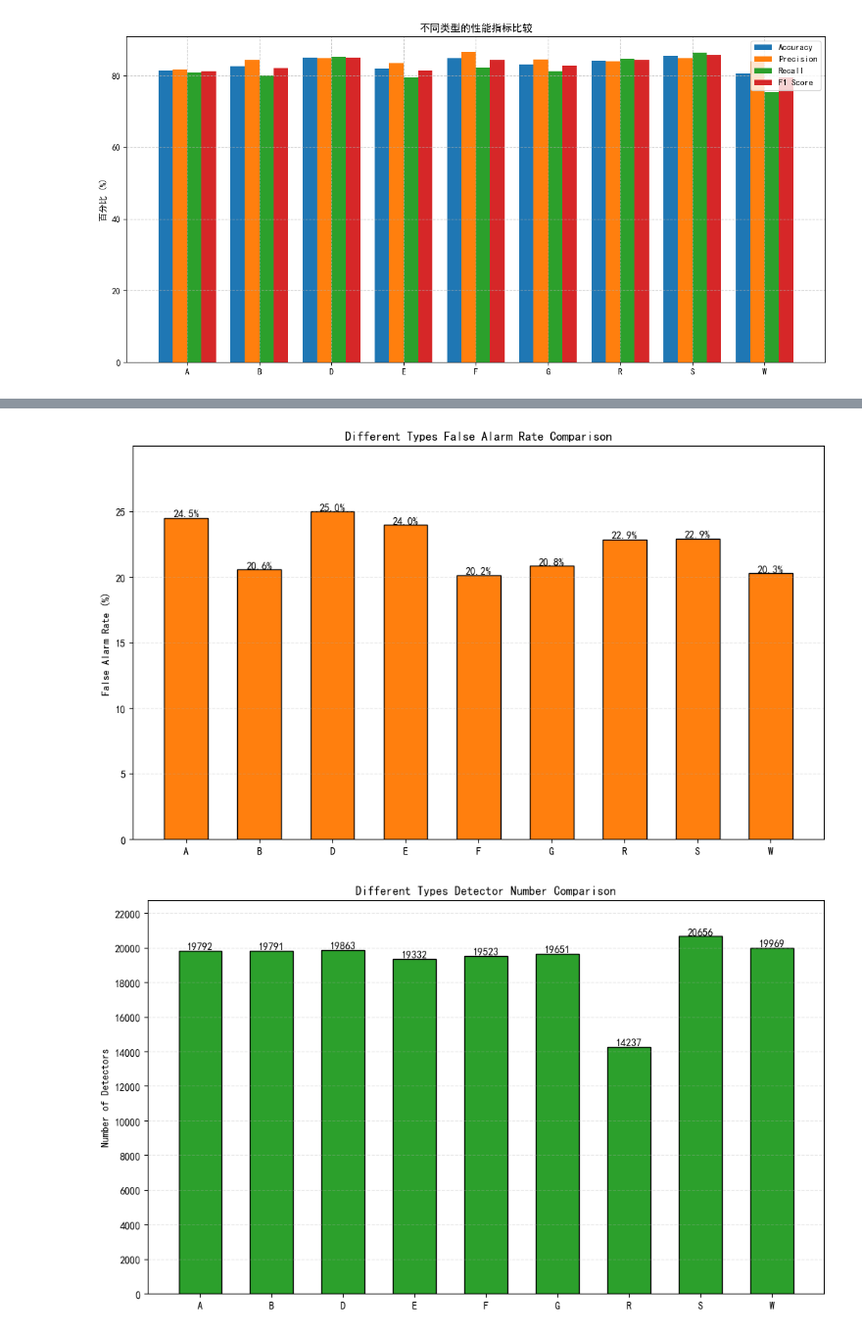
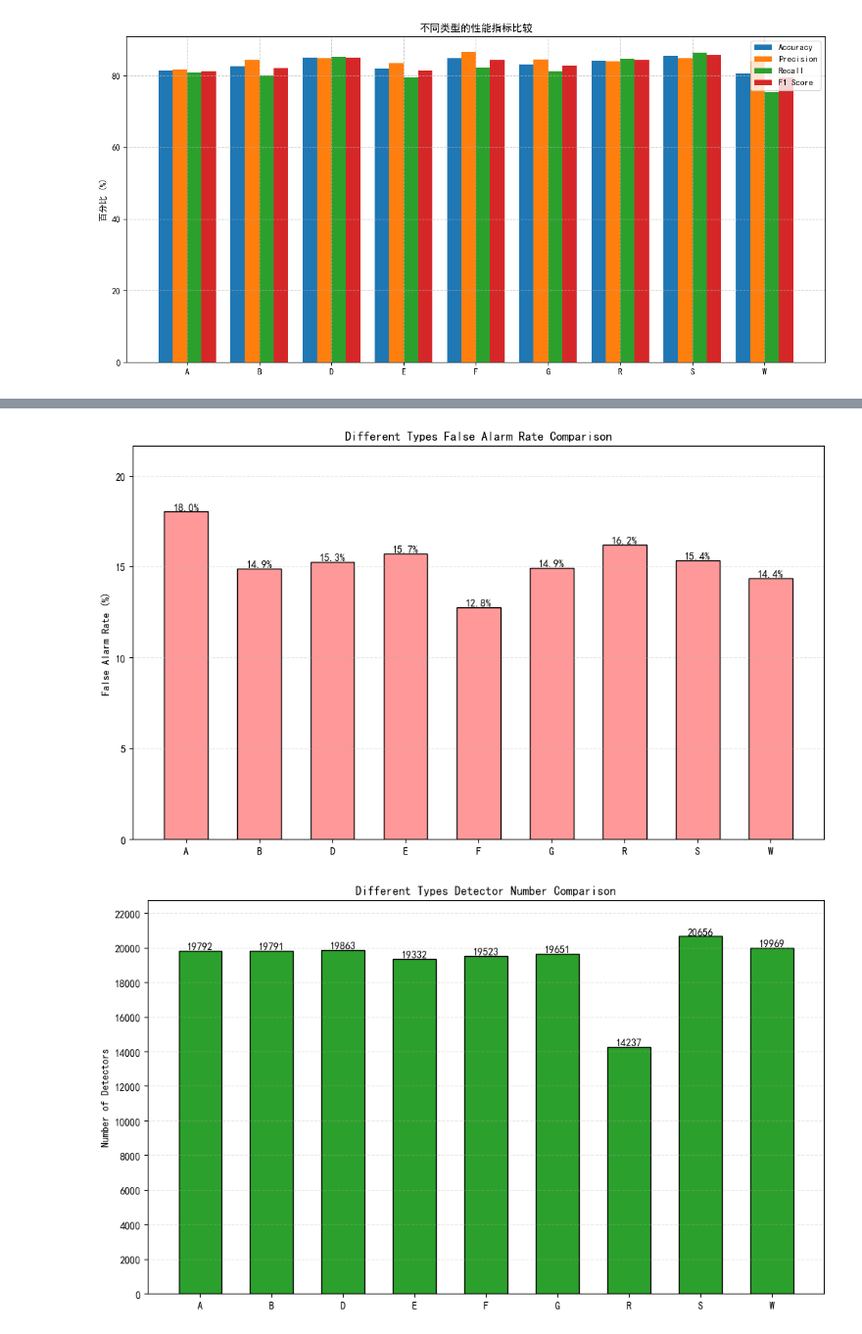
Before and after one commit to JayLon1022/llmDataG, a Jupyter notebook: draw/draw.ipynb, the cells around one changed output, grey strips where cells are left out. Shown at 98% size. Cells and saved outputs as stored; diff of their text form; code cells hidden in the pictures.

```diff
--- a/draw/draw.ipynb
+++ b/draw/draw.ipynb
@@ -108,41 +108,41 @@ plt.rcParams['axes.unicode_minus'] = False
 plt.figure(figsize=(10, 6))
 
 # 准备数据
-types = df['type'].values
-far_data = df['false_alarm_rate'].values * 100
+types = df['Type'].values
+far_data = df['FPR'].values
 
 # 绘制柱状图
 bars = plt.bar(types, far_data,
                width=0.6,
-               color='#ff7f0e',  # 使用不同的颜色
+               color='#FF9999',  # 使用柔和的粉红色
                edgecolor='black',
                linewidth=1)
 
 # 设置图表格式
 plt.ylabel('False Alarm Rate (%)')
 plt.title('Different Types False Alarm Rate Comparison')
 plt.grid(True, linestyle='--', alpha=0.3, axis='y')
 
 # 为每个柱子添加数值标签
 for bar in bars:
     height = bar.get_height()
     plt.text(bar.get_x() + bar.get_width()/2., height,
             f'{height:.1f}%',
             ha='center', va='bottom',
             fontsize=10)
 
 # 调整y轴范围
 plt.ylim(0, max(far_data) * 1.2)  # 留出20%的空间显示标签
 plt.yticks(np.arange(0, max(far_data) * 1.2, 5))
 
 # 调整布局
 plt.tight_layout()
 
 # 保存图表
 plt.savefig('far_comparison.png', bbox_inches='tight', dpi=300)
 plt.show()
 # %% [output]
-[figure, old version]
+[figure, new version]
 # %%
 import pandas as pd
 import matplotlib.pyplot as plt
```
Also changed, not shown: parts of 2 cells of this notebook, 7 other files.
